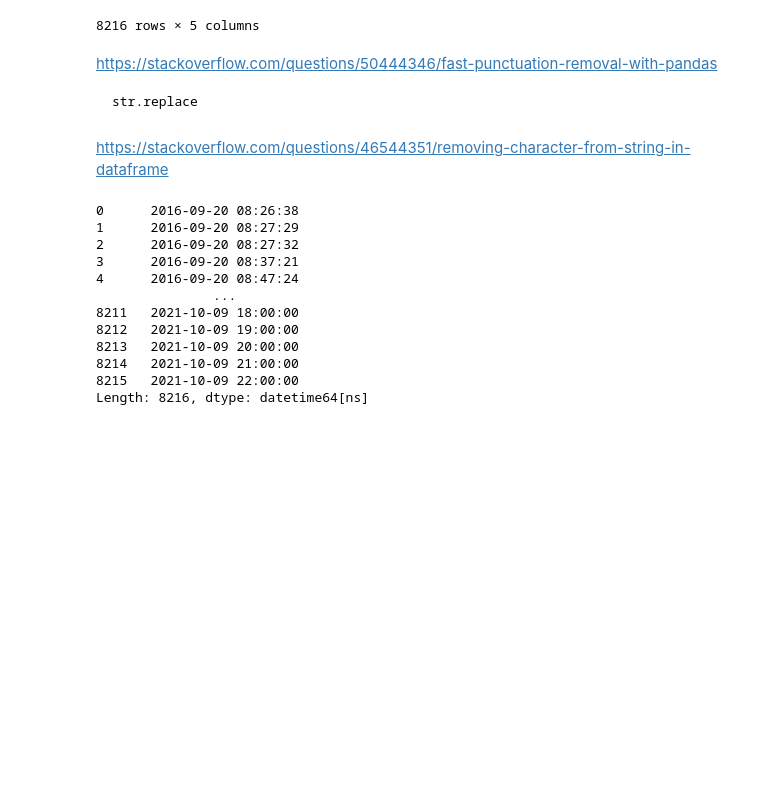
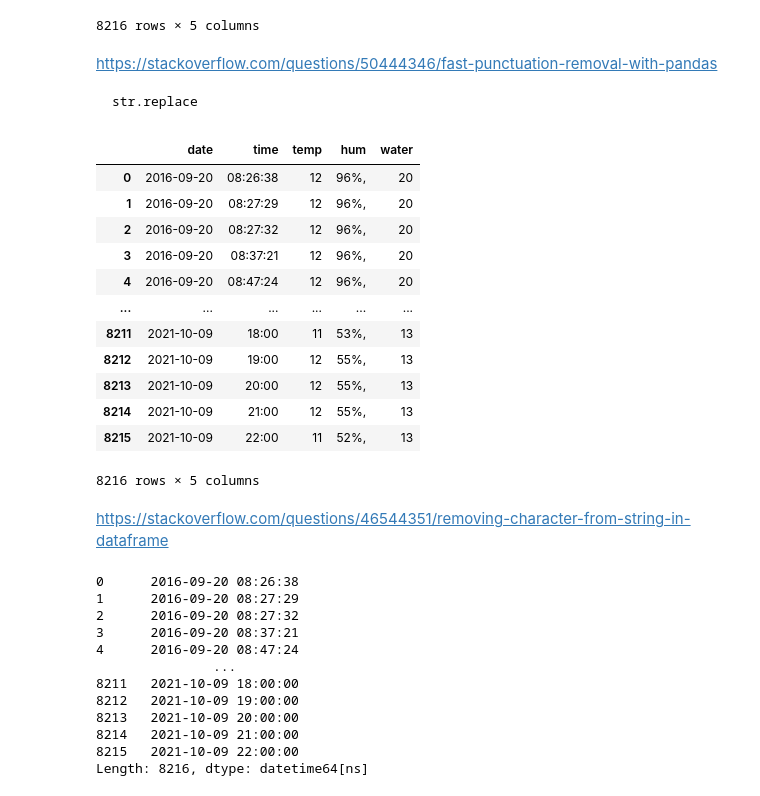
Before and after one commit to boykoatwork/jupyter, a Jupyter notebook: pandas_datamining_logs/01_case_of_weather/01_weather.ipynb, the cells around one changed output. Saved outputs shown, nothing was run; the diff lists cells and outputs as text; code cells hidden in the pictures; blank space fills up the shorter version.

```diff
--- a/pandas_datamining_logs/01_case_of_weather/01_weather.ipynb
+++ b/pandas_datamining_logs/01_case_of_weather/01_weather.ipynb
@@ -28,6 +28,22 @@ df
 # %%
 df['water'] = df['water'].str.replace('~','').str.replace('°C','')
 df['temp'] = df['temp'].str.replace(',','').str.replace('°C','')
+# %%
+df
+# %% [output]
+|  | date | time | temp | hum | water |
+| 0 | 2016-09-20 | 08:26:38 | 12 | 96%, | 20 |
+| 1 | 2016-09-20 | 08:27:29 | 12 | 96%, | 20 |
+| 2 | 2016-09-20 | 08:27:32 | 12 | 96%, | 20 |
+| 3 | 2016-09-20 | 08:37:21 | 12 | 96%, | 20 |
+| 4 | 2016-09-20 | 08:47:24 | 12 | 96%, | 20 |
+| ... | ... | ... | ... | ... | ... |
+| 8211 | 2021-10-09 | 18:00 | 11 | 53%, | 13 |
+| 8212 | 2021-10-09 | 19:00 | 12 | 55%, | 13 |
+| 8213 | 2021-10-09 | 20:00 | 12 | 55%, | 13 |
+| 8214 | 2021-10-09 | 21:00 | 12 | 55%, | 13 |
+| 8215 | 2021-10-09 | 22:00 | 11 | 52%, | 13 |
+8216 rows × 5 columns
 # %% [markdown]
 https://stackoverflow.com/questions/46544351/removing-character-from-string-in-dataframe
 # %%
```
Also changed, not shown: parts of 1 cell of this notebook, 9 other files.
